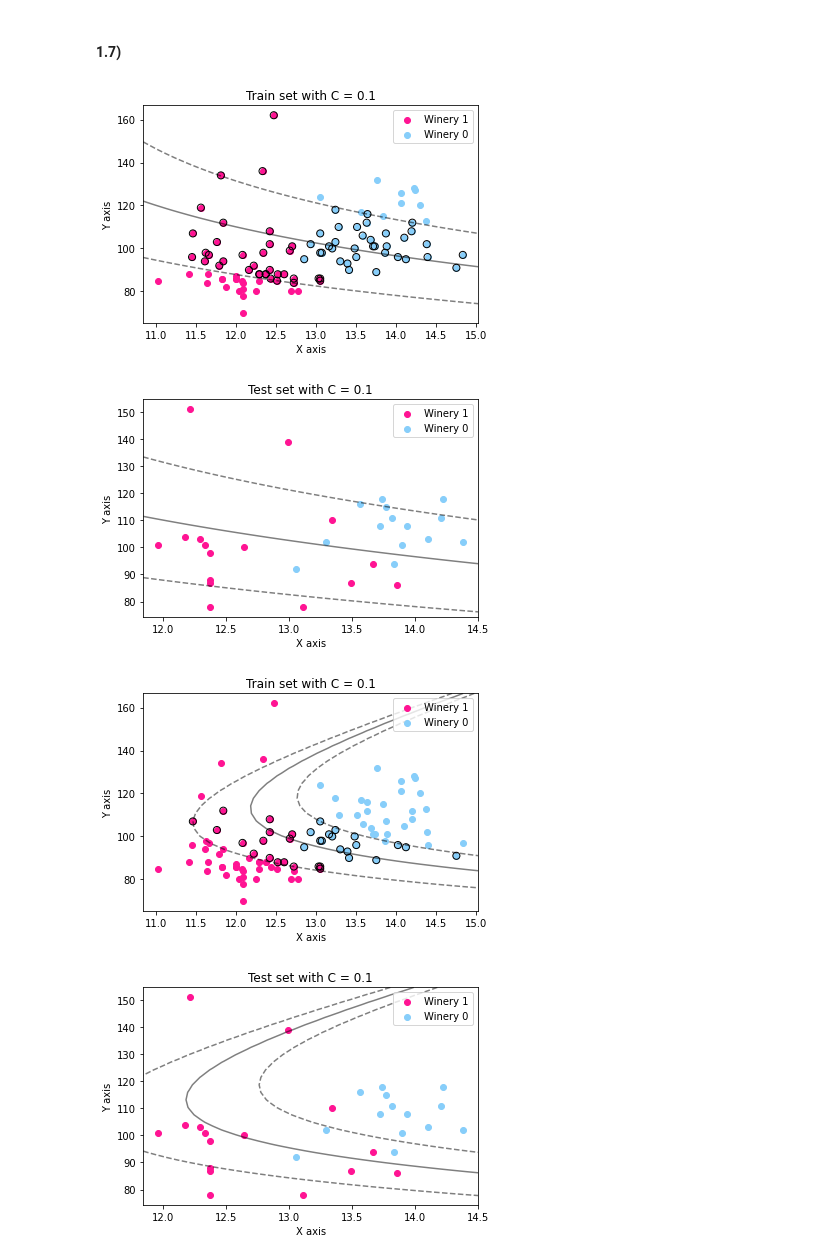
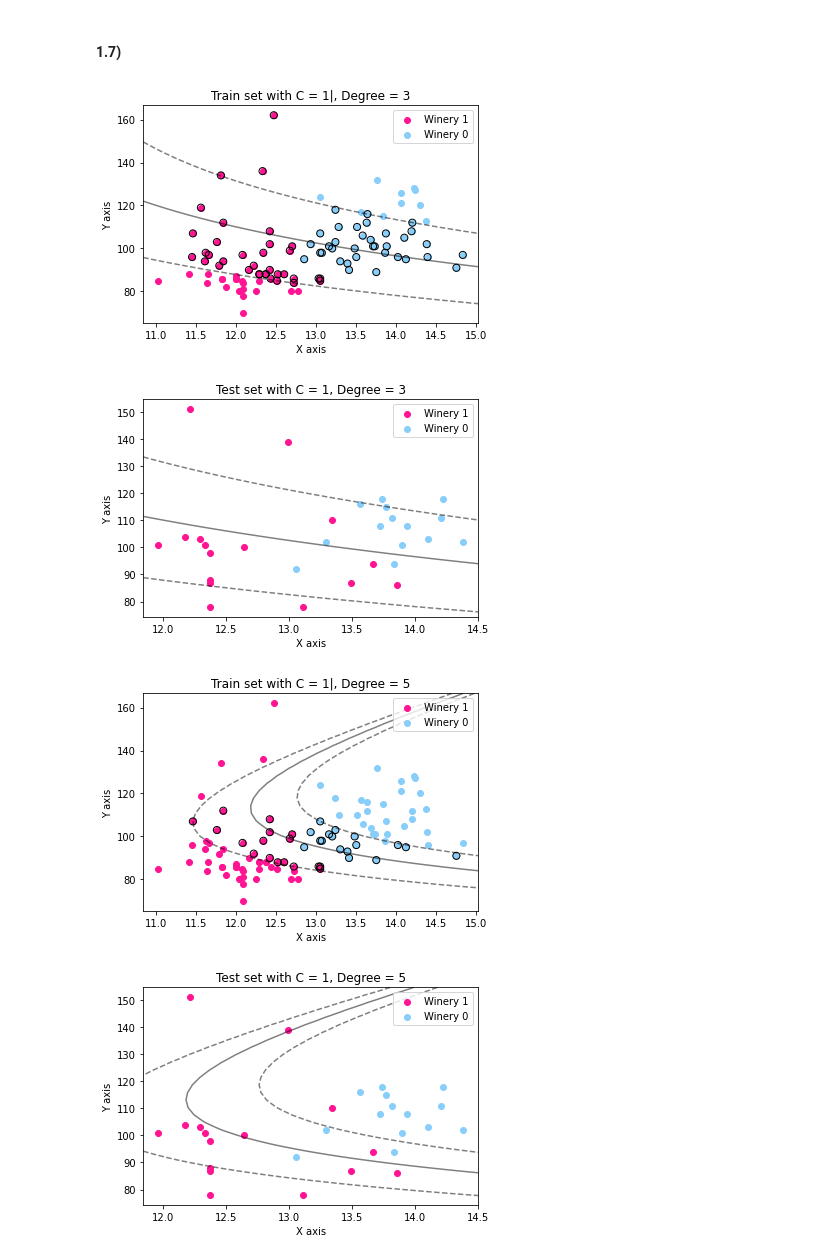
Before and after one commit to OfekGlick/Homework, a Jupyter notebook: ML/ML_EX_2.ipynb, the cells around one changed output. Saved outputs shown, nothing was run; the diff lists cells and outputs as text; code cells hidden in the pictures.

```diff
--- a/ML/ML_EX_2.ipynb
+++ b/ML/ML_EX_2.ipynb
@@ -203,36 +203,36 @@ for i in [3,5]:
     model.fit(train_df[['alcohol', 'magnesium']], train_df['target'])
 
     train_df1 = train_df[train_df['target'] == 1]
     train_df0 = train_df[train_df['target'] == 0]
 
     colormap = np.array(['deeppink', 'lightskyblue'])
 
     fig,ax = plt.subplots()
     ax.scatter(train_df1['alcohol'],train_df1['magnesium'], marker='o',color='deeppink', label = "Winery 1")
     ax.scatter(train_df0['alcohol'],train_df0['magnesium'], marker='o',color='lightskyblue', label = "Winery 0")
 
     ax.legend()
-    plt.title('Train set with C = '+str(c))
+    plt.title('Train set with C = '+str(1)+"|, Degree = "+str(i))
     plt.xlabel("X axis")
     plt.ylabel("Y axis")
     plot_svc_decision_function(model)
 
     val_df1 = val_df[val_df['target'] == 1]
     val_df0 = val_df[val_df['target'] == 0]
 
     colormap = np.array(['deeppink', 'lightskyblue'])
 
     fig,ax = plt.subplots()
     ax.scatter(val_df1['alcohol'],val_df1['magnesium'], marker='o',color='deeppink', label = "Winery 1")
     ax.scatter(val_df0['alcohol'],val_df0['magnesium'], marker='o',color='lightskyblue', label = "Winery 0")
 
-    plt.title('Test set with C = '+str(c))
+    plt.title('Test set with C = '+str(1)+", Degree = "+str(i))
     ax.legend()
     plt.xlabel("X axis")
     plt.ylabel("Y axis")
     plot_svc_decision_function(model, plot_support= False)
 # %% [output]
-[figure, old version]
+[figure, new version]
-[figure, old version]
+[figure, new version]
-[figure, old version]
+[figure, new version]
-[figure, old version]
+[figure, new version]
```
Also changed, not shown: 1 other file.
